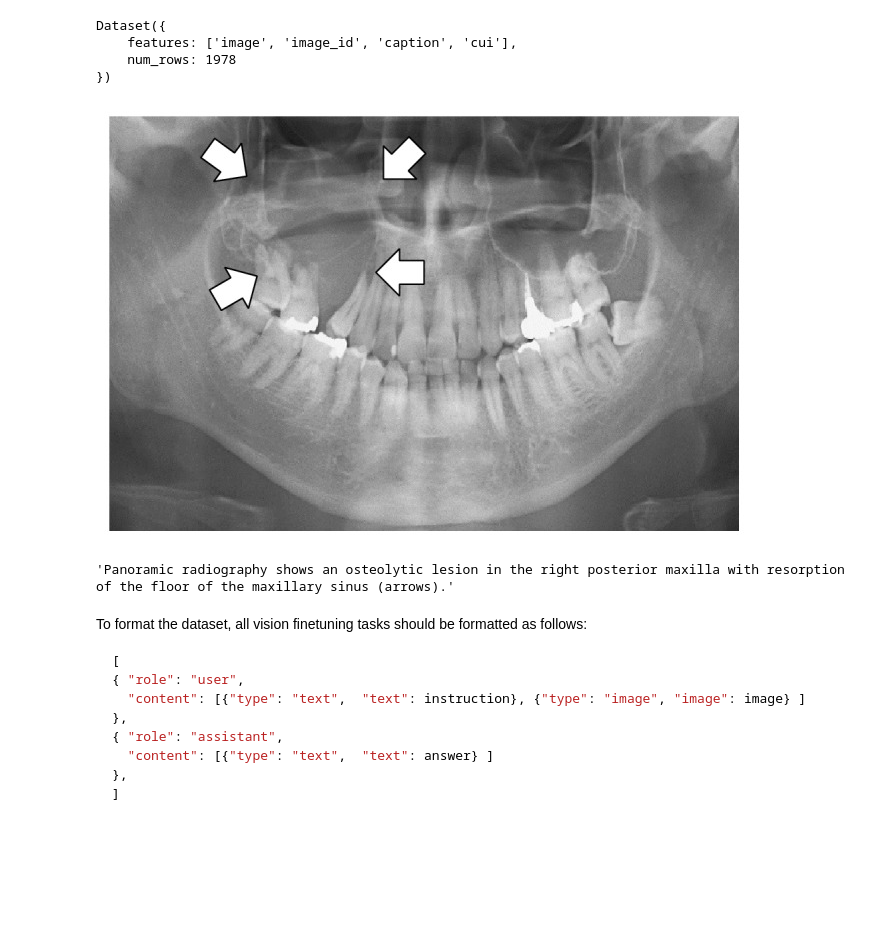
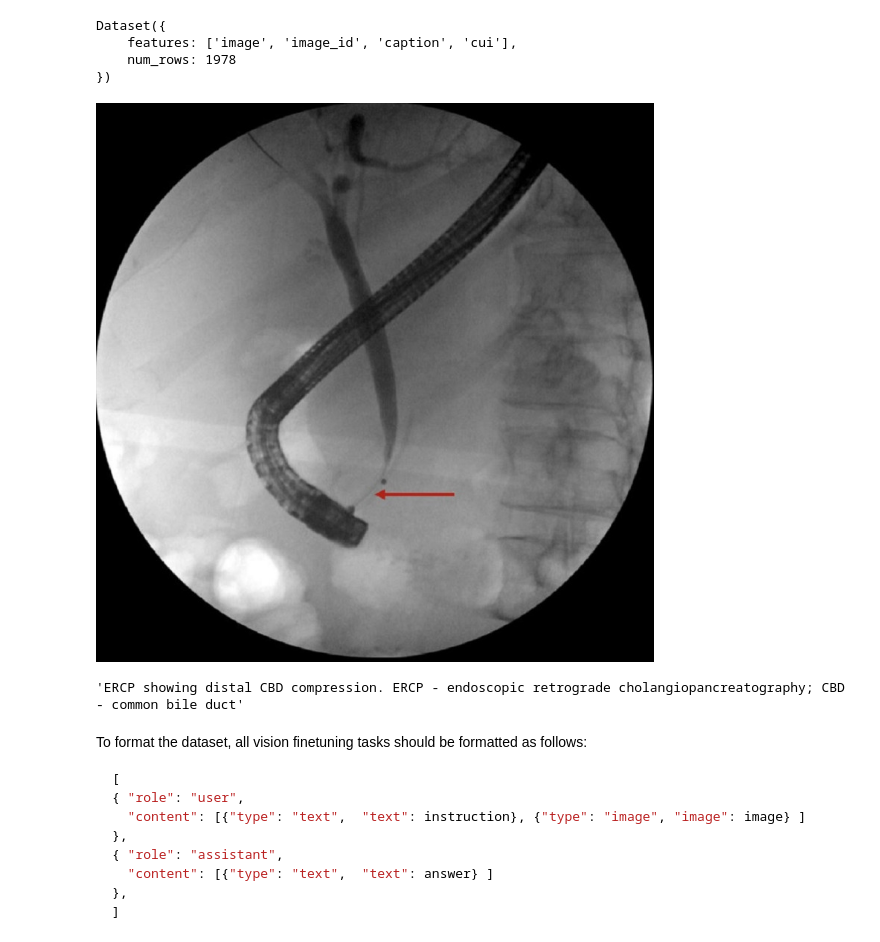
Before and after one commit to Antoninnnn/DQN-DDPG_Stock_Trading, a Jupyter notebook: nb/Llama3.2_(11B)-Vision.ipynb, the cells around one changed output. Saved outputs shown, nothing was run; the diff lists cells and outputs as text; code cells hidden in the pictures; blank space fills up the shorter version.

```diff
--- a/nb/Llama3.2_(11B)-Vision.ipynb
+++ b/nb/Llama3.2_(11B)-Vision.ipynb
@@ -99,13 +109,13 @@ Dataset({
     num_rows: 1978
 })
 # %%
-dataset[0]["image"]
+dataset[1]["image"]
 # %% [output]
-[figure, old version]
+[figure, new version]
 # %%
-dataset[0]["caption"]
+dataset[1]["caption"]
 # %% [output]
-'Panoramic radiography shows an osteolytic lesion in the right posterior maxilla with resorption of the floor of the maxillary sinus (arrows).'
+'ERCP showing distal CBD compression. ERCP - endoscopic retrograde cholangiopancreatography; CBD - common bile duct'
 # %% [markdown]
 To format the dataset, all vision finetuning tasks should be formatted as follows:
 
```
Also changed, not shown: parts of 6 cells of this notebook.
